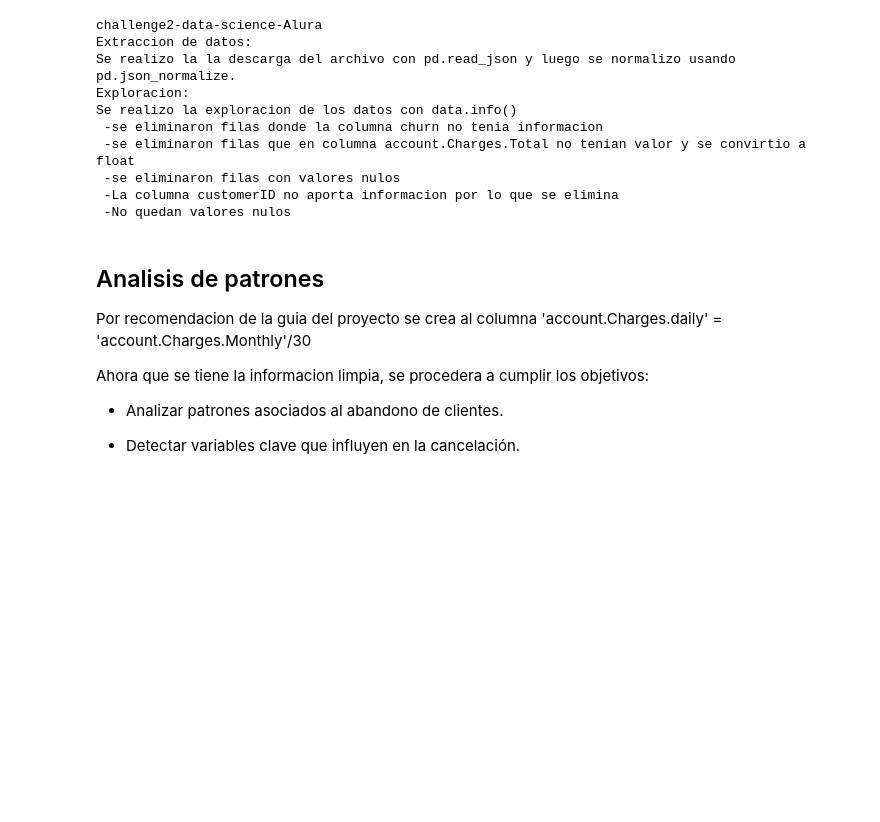
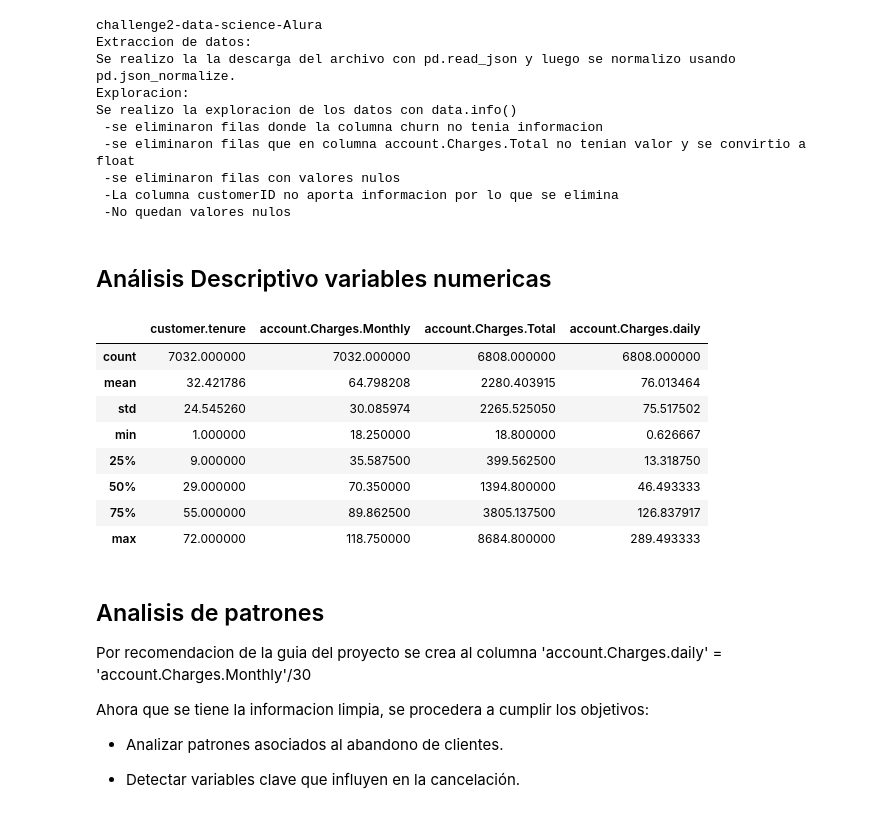
Before and after one commit to JCSR2022/challenge2-data-science-Alura, a Jupyter notebook: challenge2_data_science_Alura.ipynb, the cells around one changed output. Saved outputs shown, nothing was run; the diff lists cells and outputs as text; code cells hidden in the pictures; blank space fills up the shorter version.

```diff
--- a/challenge2_data_science_Alura.ipynb
+++ b/challenge2_data_science_Alura.ipynb
@@ -241,6 +288,21 @@ Se realizo la exploracion de los datos con data.info()
  -se eliminaron filas con valores nulos
  -La columna customerID no aporta informacion por lo que se elimina
  -No quedan valores nulos
+# %% [markdown]
+## Análisis Descriptivo variables numericas
+# %%
+numericas = ['customer.tenure','account.Charges.Monthly','account.Charges.Total','account.Charges.daily']
+data[numericas].describe()
+# %% [output]
+|  | customer.tenure | account.Charges.Monthly | account.Charges.Total | account.Charges.daily |
+| count | 7032.000000 | 7032.000000 | 6808.000000 | 6808.000000 |
+| mean | 32.421786 | 64.798208 | 2280.403915 | 76.013464 |
+| std | 24.545260 | 30.085974 | 2265.525050 | 75.517502 |
+| min | 1.000000 | 18.250000 | 18.800000 | 0.626667 |
+| 25% | 9.000000 | 35.587500 | 399.562500 | 13.318750 |
+| 50% | 29.000000 | 70.350000 | 1394.800000 | 46.493333 |
+| 75% | 55.000000 | 89.862500 | 3805.137500 | 126.837917 |
+| max | 72.000000 | 118.750000 | 8684.800000 | 289.493333 |
 # %% [markdown]
 ## Analisis de patrones
 
```
Also changed, not shown: parts of 12 cells of this notebook.
